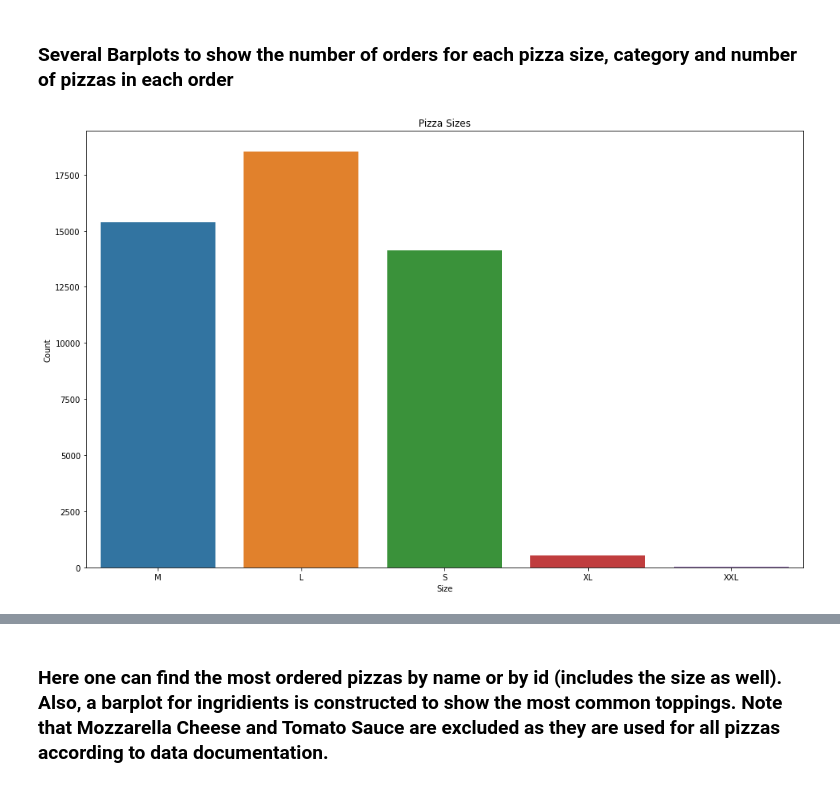
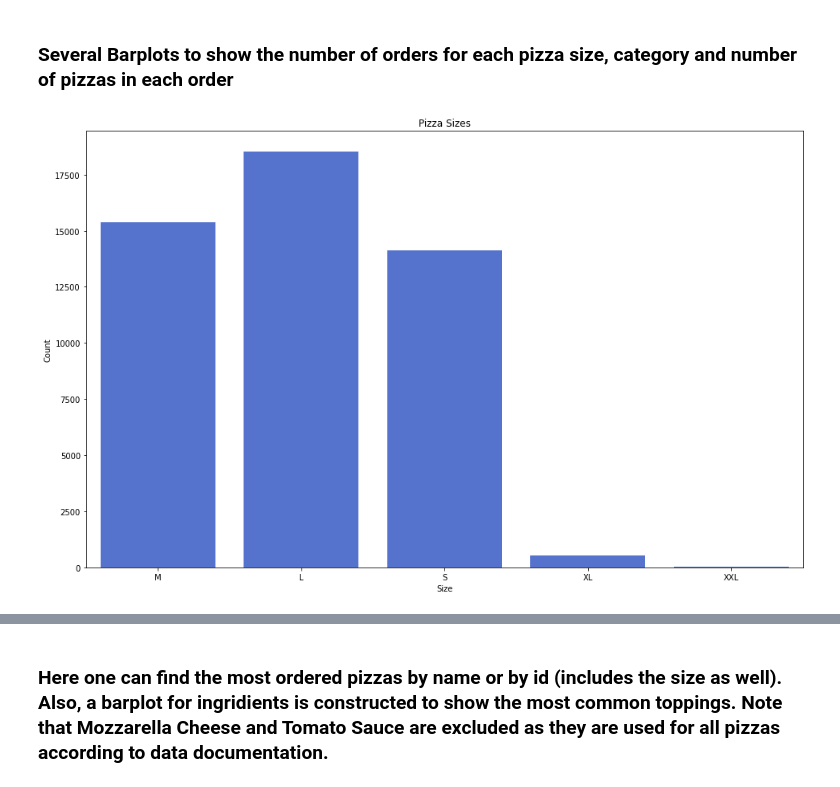
Before and after one commit to Barsegh-A/data-visualization, a Jupyter notebook: Homework1.ipynb, the cells around one changed output, grey strips where cells are left out. Cells and saved outputs as stored; diff of their text form; code cells hidden in the pictures.

```diff
--- a/Homework1.ipynb
+++ b/Homework1.ipynb
@@ -62,12 +63,12 @@ dtype: int64
 ### Several Barplots to show the number of orders for each pizza size, category and number of pizzas in each order
 # %%
 plt.figure(figsize=(16, 10))
-sns.countplot(x = 'pizza_size', data=df)
+sns.countplot(x = 'pizza_size', data=df, color='royalblue')
 plt.title('Pizza Sizes')
 plt.xlabel('Size')
 plt.ylabel('Count')
 plt.show()
 # %% [output]
-[figure, old version]
+[figure, new version]
 # %%
 plt.figure(figsize=(16, 10))
```
Also changed, not shown: parts of 8 cells of this notebook.
